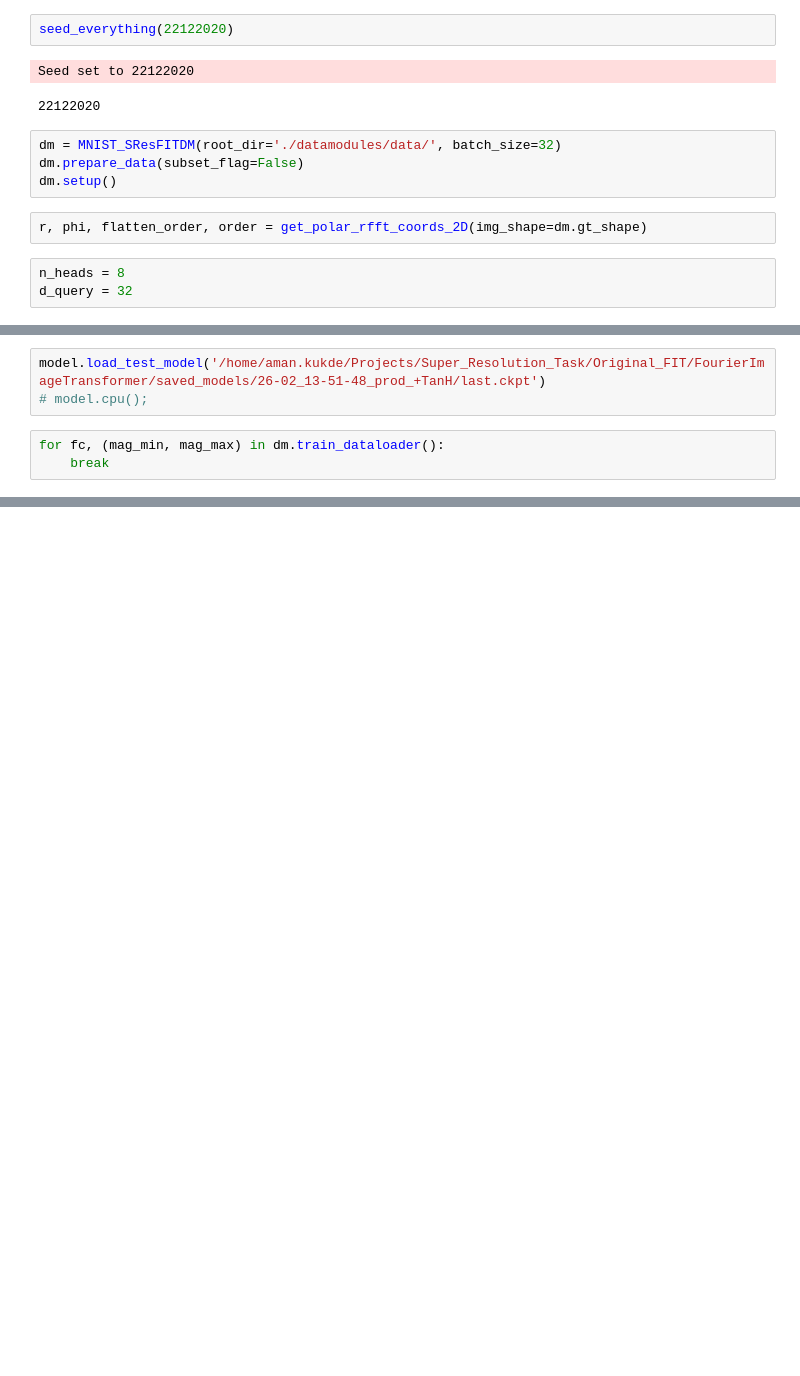
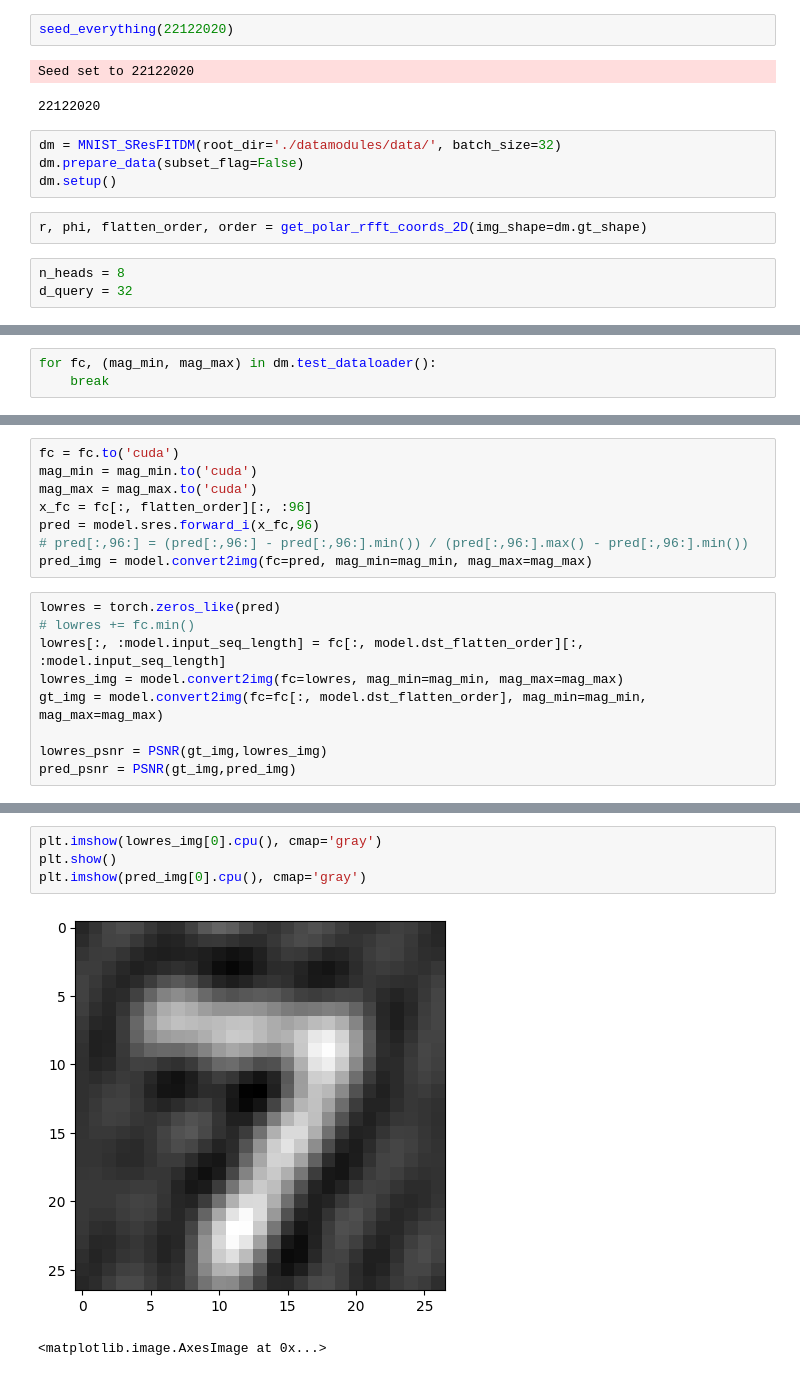
Before and after one commit to AmanKukde/FourierImageTransformer, a Jupyter notebook: examples/Super-Resolution - MNIST Example.ipynb, the cells around one changed output, grey strips where cells are left out. Drawn from its saved outputs; the diff is of its cells as text; blank space fills up the shorter version.

```diff
--- a/examples/Super-Resolution - MNIST Example.ipynb
+++ b/examples/Super-Resolution - MNIST Example.ipynb
@@ -106,6 +96,3 @@ TypeError: object of type 'NoneType' has no len()
-# %%
-model.load_test_model('/home/aman.kukde/Projects/Super_Resolution_Task/Original_FIT/FourierImageTransformer/saved_models/26-02_13-51-48_prod_+TanH/last.ckpt')
-# model.cpu();
 # %%
-for fc, (mag_min, mag_max) in dm.train_dataloader():
+for fc, (mag_min, mag_max) in dm.test_dataloader():
     break
@@ -116,0 +104,17 @@ lowres, pred_img, gt = model.get_lowres_pred_gt(fc, mag_min, mag_max)
+# %%
+fc = fc.to('cuda')
+mag_min = mag_min.to('cuda')
+mag_max = mag_max.to('cuda')
+x_fc = fc[:, flatten_order][:, :96]
+pred = model.sres.forward_i(x_fc,96)
+# pred[:,96:] = (pred[:,96:] - pred[:,96:].min()) / (pred[:,96:].max() - pred[:,96:].min())
+pred_img = model.convert2img(fc=pred, mag_min=mag_min, mag_max=mag_max)
+# %%
+lowres = torch.zeros_like(pred)
+# lowres += fc.min()
+lowres[:, :model.input_seq_length] = fc[:, model.dst_flatten_order][:, :model.input_seq_length]
+lowres_img = model.convert2img(fc=lowres, mag_min=mag_min, mag_max=mag_max)
+gt_img = model.convert2img(fc=fc[:, model.dst_flatten_order], mag_min=mag_min, mag_max=mag_max)
+
+lowres_psnr = PSNR(gt_img,lowres_img)
+pred_psnr = PSNR(gt_img,pred_img)
@@ -116,0 +137,7 @@ lowres, pred_img, gt = model.get_lowres_pred_gt(fc, mag_min, mag_max)
+# %%
+plt.imshow(lowres_img[0].cpu(), cmap='gray')
+plt.show()
+plt.imshow(pred_img[0].cpu(), cmap='gray')
+# %% [output]
+[figure, added]
+<matplotlib.image.AxesImage at 0x...>
```
Also changed, not shown: parts of 22 cells of this notebook, 7 other files.
